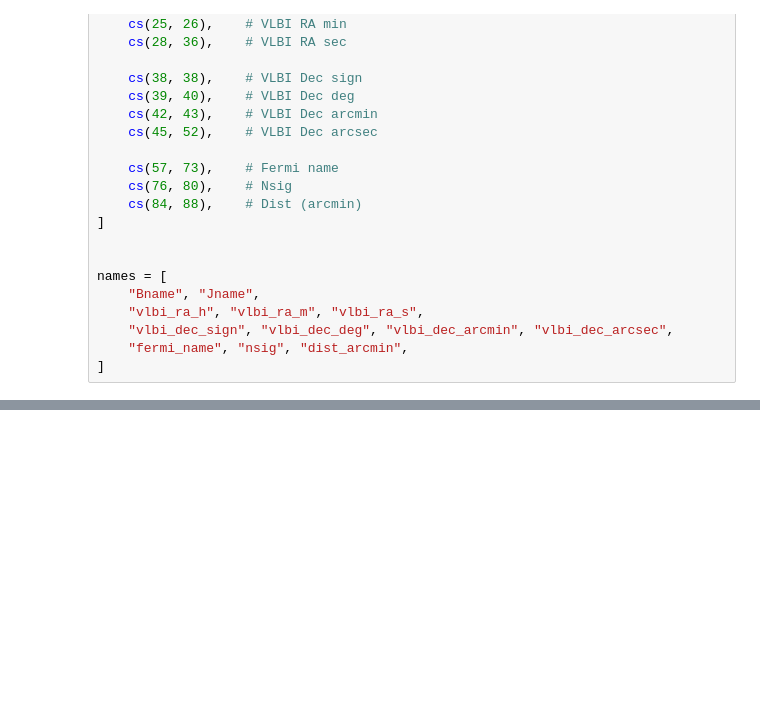
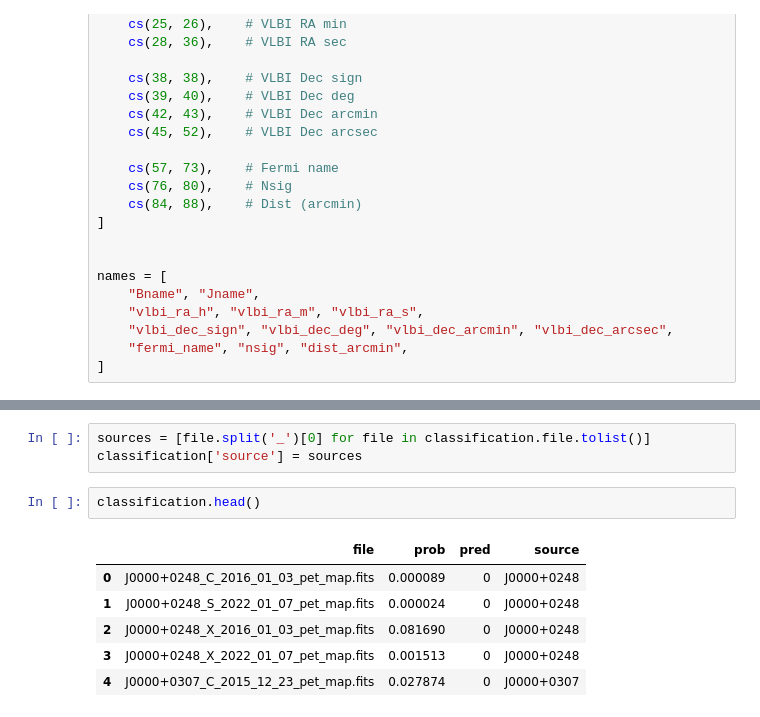
Before and after one commit to dimicorn/jet_agn_gamma, a Jupyter notebook: notebooks/fermi.ipynb, the cells around one changed output, grey strips where cells are left out. Drawn from its saved outputs; the diff is of its cells as text; blank space fills up the shorter version.

```diff
--- a/notebooks/fermi.ipynb
+++ b/notebooks/fermi.ipynb
@@ -70,0 +54,12 @@ maps.head()
+# %%
+sources = [file.split('_')[0] for file in classification.file.tolist()]
+classification['source'] = sources
+# %%
+classification.head()
+# %% [output]
+|  | file | prob | pred | source |
+| 0 | J0000+0248_C_2016_01_03_pet_map.fits | 0.000089 | 0 | J0000+0248 |
+| 1 | J0000+0248_S_2022_01_07_pet_map.fits | 0.000024 | 0 | J0000+0248 |
+| 2 | J0000+0248_X_2016_01_03_pet_map.fits | 0.081690 | 0 | J0000+0248 |
+| 3 | J0000+0248_X_2022_01_07_pet_map.fits | 0.001513 | 0 | J0000+0248 |
+| 4 | J0000+0307_C_2015_12_23_pet_map.fits | 0.027874 | 0 | J0000+0307 |
```
Also changed, not shown: parts of 17 cells of this notebook, 8 other files.
